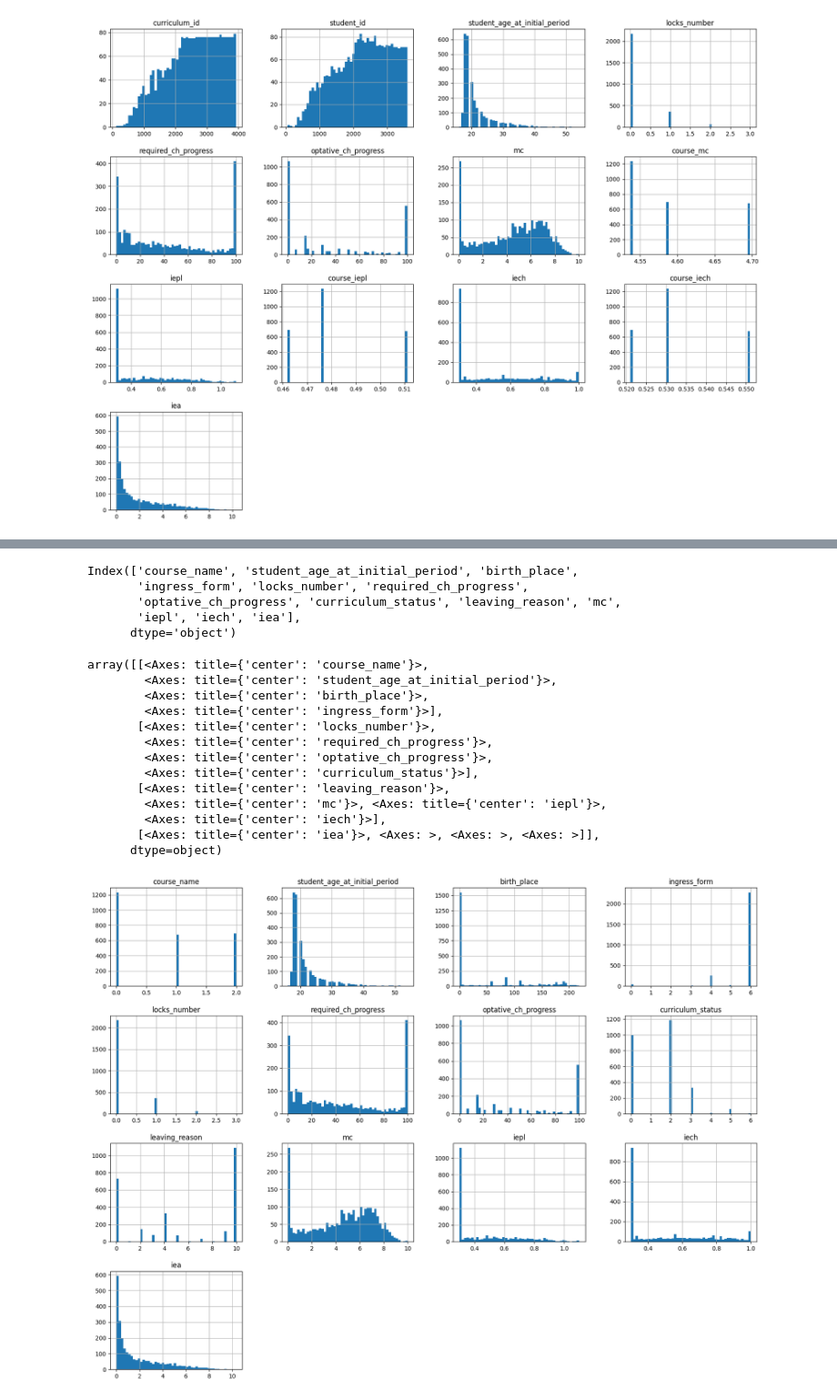
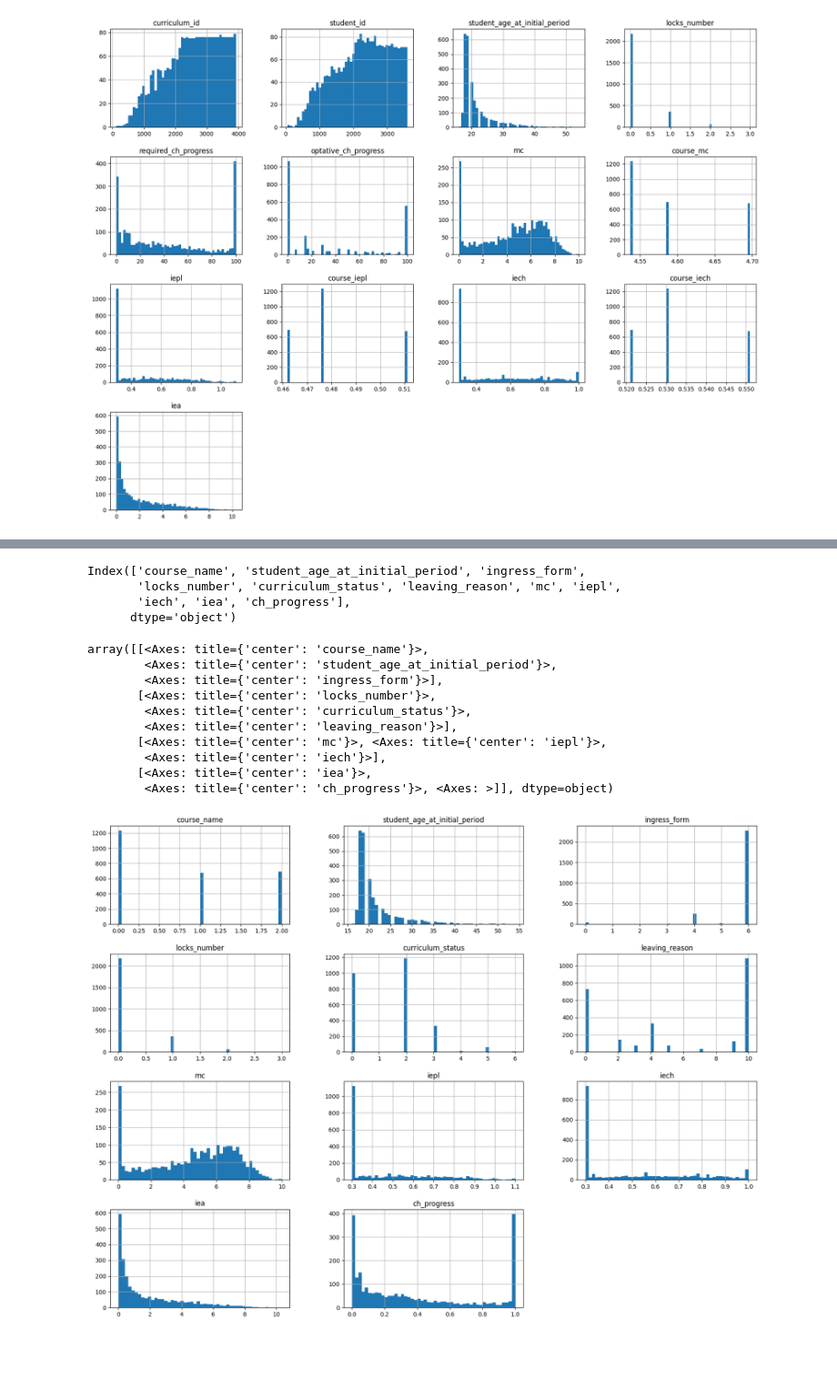
Before and after one commit to GabrielTxrs/Machine-Learning, a Jupyter notebook: ATIVIDADE-1/discentes.ipynb, the cells around one changed output, grey strips where cells are left out. Shown at 91% size. Drawn from its saved outputs; the diff is of its cells as text; code cells hidden in the pictures; blank space fills up the shorter version.

Commit message:
Complementando a atividade 1 de machine learning
On branch main
modified:   ATIVIDADE-1/discentes.ipynb

```diff
--- a/ATIVIDADE-1/discentes.ipynb
+++ b/ATIVIDADE-1/discentes.ipynb
@@ -73,12 +76,14 @@ print(len(test_set2))
 # %%
 # Agora, vou remover colunas que acredito que não são relevantes para meu modelo
 # print(discentes.columns)
+
 discentes_reduzido = discentes.drop(['curriculum_id', 'student_id', 'centro', 'department_name',
-'course_iepl', 'course_mc', 'course_iech', 'birthday'], axis=1)
+'course_iepl', 'course_mc','birth_place', 'course_iech', 'birthday'], axis=1)
 
+# Decidi juntar as cargas horarias obrigatórias e optativas em uma só coluna, para simplificar o modelo
+discentes_reduzido['ch_progress'] = (discentes_reduzido['optative_ch_progress'] +
+                                     discentes_reduzido['required_ch_progress'])/200
+discentes_reduzido = discentes_reduzido.drop(['optative_ch_progress', 'required_ch_progress'], axis=1)
 print(discentes_reduzido.columns)
 discentes_reduzido.head()
-# discentes_reduzido.describe()
-
-# discentes_reduzido.hist(bins=50, figsize=(20,15))
 # %% [output]
@@ -96,33 +100,28 @@ Index(['course_name', 'student_age_at_initial_period', 'birth_place',
 # %%
 from sklearn.preprocessing import LabelEncoder # type: ignore
 
-# Transformando colunas strings em numéricas
+# Transformando colunas strings em numéricos
 label_encoders = {}
-for column in ['course_name', 'birth_place', 'ingress_form', 'curriculum_status', 'leaving_reason']:
+for column in ['course_name', 'ingress_form', 'curriculum_status', 'leaving_reason']:
     le = LabelEncoder()
     discentes_reduzido[column] = le.fit_transform(discentes_reduzido[column])
     label_encoders[column] = le
 
 print(discentes_reduzido.columns)
-# discentes_reduzido.head()
 discentes_reduzido.hist(bins=50, figsize=(20,15))
 # %% [output]
-Index(['course_name', 'student_age_at_initial_period', 'birth_place',
-       'ingress_form', 'locks_number', 'required_ch_progress',
-       'optative_ch_progress', 'curriculum_status', 'leaving_reason', 'mc',
-       'iepl', 'iech', 'iea'],
+Index(['course_name', 'student_age_at_initial_period', 'ingress_form',
+       'locks_number', 'curriculum_status', 'leaving_reason', 'mc', 'iepl',
+       'iech', 'iea', 'ch_progress'],
       dtype='object')
 array([[<Axes: title={'center': 'course_name'}>,
         <Axes: title={'center': 'student_age_at_initial_period'}>,
-        <Axes: title={'center': 'birth_place'}>,
         <Axes: title={'center': 'ingress_form'}>],
        [<Axes: title={'center': 'locks_number'}>,
-        <Axes: title={'center': 'required_ch_progress'}>,
-        <Axes: title={'center': 'optative_ch_progress'}>,
-        <Axes: title={'center': 'curriculum_status'}>],
-       [<Axes: title={'center': 'leaving_reason'}>,
-        <Axes: title={'center': 'mc'}>, <Axes: title={'center': 'iepl'}>,
+        <Axes: title={'center': 'curriculum_status'}>,
+        <Axes: title={'center': 'leaving_reason'}>],
+       [<Axes: title={'center': 'mc'}>, <Axes: title={'center': 'iepl'}>,
         <Axes: title={'center': 'iech'}>],
-       [<Axes: title={'center': 'iea'}>, <Axes: >, <Axes: >, <Axes: >]],
-      dtype=object)
+       [<Axes: title={'center': 'iea'}>,
+        <Axes: title={'center': 'ch_progress'}>, <Axes: >]], dtype=object)
-[figure, old version]
+[figure, new version]
```
Also changed, not shown: parts of 4 cells of this notebook.
